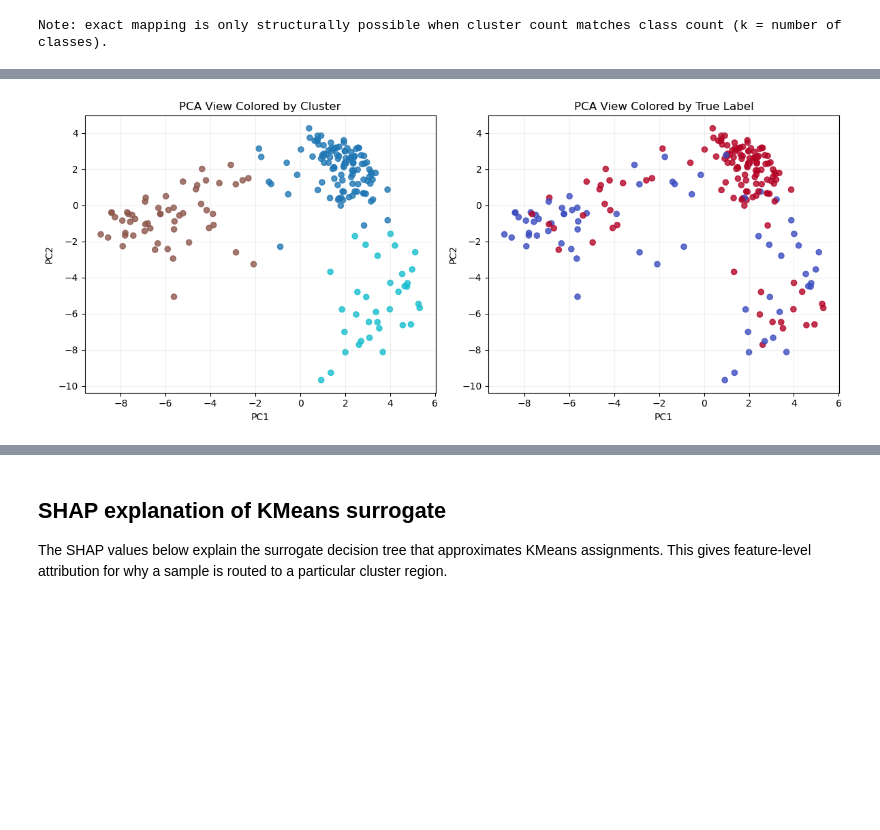
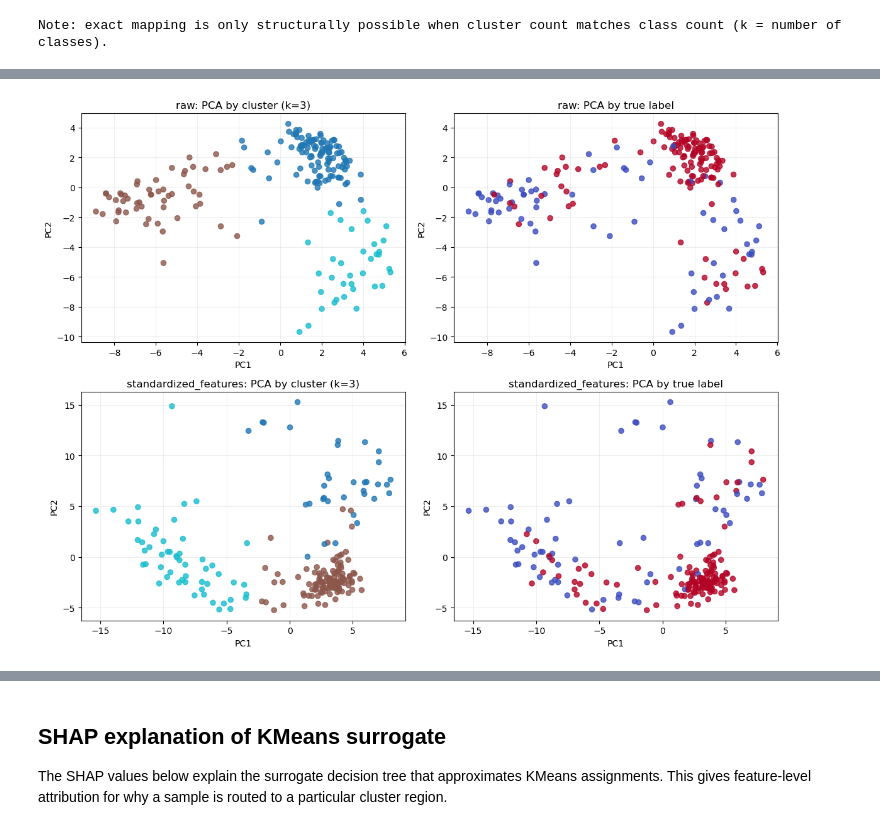
Before and after one commit to anpeata/xai-spatio-temporal, a Jupyter notebook: scripts/notebooks/kmeans_ecg200.ipynb, the cells around one changed output, grey strips where cells are left out. Saved outputs shown, nothing was run; the diff lists cells and outputs as text; code cells hidden in the pictures; blank space fills up the shorter version.

Commit message:
refactor (notebooks): run both-view explainability

```diff
--- a/scripts/notebooks/kmeans_ecg200.ipynb
+++ b/scripts/notebooks/kmeans_ecg200.ipynb
@@ -166,13 +166,15 @@ selection_df['rank_sum'] = (
     - 0.5 * selection_df['elbow_match']
     )
 
-selection_df = selection_df.sort_values(['rank_sum', 'silhouette'], ascending=[True, False]).reset_index(drop=True)
-display(selection_df[['view', 'k', 'silhouette', 'calinski_harabasz', 'davies_bouldin', 'stability_ari', 'elbow_k', 'rank_sum']].head(10))
+selection_df = selection_df.sort_values(['view', 'rank_sum', 'silhouette'], ascending=[True, True, False]).reset_index(drop=True)
+display(selection_df[['view', 'k', 'silhouette', 'calinski_harabasz', 'davies_bouldin', 'stability_ari', 'elbow_k', 'rank_sum']])
 
-best_view = str(selection_df.loc[0, 'view'])
-best_k = int(selection_df.loc[0, 'k'])
-print(f'Selected preprocessing: {best_view}')
-print(f'Selected k: {best_k}')
+best_k_by_view = {}
+for view_name in views:
+    top_row = selection_df[selection_df['view'] == view_name].iloc[0]
+    best_k_by_view[view_name] = int(top_row['k'])
+
+print('Best k by view:', best_k_by_view)
 # %% [output]
 Per-series mean (avg +/- std): 0.0 +/- 0.0
 Per-series std  (avg +/- std): 0.9948 +/- 0.0
@@ -193,5 +198,5 @@ Selected k: 3
 # %%
-# Label-alignment benchmark: how close can KMeans get to true labels?
+# Label-alignment benchmark: compare both views at k=2 and each view-specific best k
 def majority_label_mapping(y_ref, clusters):
     mapping = {}
     for c in np.unique(clusters):
@@ -202,10 +207,10 @@ def mapped_predictions(clusters, mapping):
     return np.array([mapping[c] for c in clusters])
 
 benchmark_rows = []
-benchmark_k_values = sorted(set([2, best_k]))
 
 for view_name, X_view in views.items():
-    for k_eval in benchmark_k_values:
+    k_candidates = sorted(set([2, best_k_by_view[view_name]]))
+    for k_eval in k_candidates:
         km_eval = KMeans(n_clusters=k_eval, random_state=42, n_init=50)
         cl_eval = km_eval.fit_predict(X_view)
         map_eval = majority_label_mapping(y_true, cl_eval)
@@ -298,24 +339,27 @@ Note: final k differs from class count, so perfect one-to-one label recovery is
 # %%
-# 2D projection for visual inspection
-pca = PCA(n_components=2, random_state=42)
-X_2d = pca.fit_transform(X_used)
+# 2D projection for visual inspection (both views with own best k)
+fig, axes = plt.subplots(2, 2, figsize=(12, 9))
 
-fig, axes = plt.subplots(1, 2, figsize=(12, 5))
+for row_idx, view_name in enumerate(['raw', 'standardized_features']):
+    X_view = views[view_name]
+    clusters = labels_by_view[view_name]
+    pca = PCA(n_components=2, random_state=42)
+    X_2d = pca.fit_transform(X_view)
 
-axes[0].scatter(X_2d[:, 0], X_2d[:, 1], c=cluster_labels, s=35, cmap='tab10', alpha=0.8)
-axes[0].set_title('PCA View Colored by Cluster')
-axes[0].set_xlabel('PC1')
-axes[0].set_ylabel('PC2')
-axes[0].grid(alpha=0.2)
+    axes[row_idx, 0].scatter(X_2d[:, 0], X_2d[:, 1], c=clusters, s=35, cmap='tab10', alpha=0.8)
+    axes[row_idx, 0].set_title(f'{view_name}: PCA by cluster (k={best_k_by_view[view_name]})')
+    axes[row_idx, 0].set_xlabel('PC1')
+    axes[row_idx, 0].set_ylabel('PC2')
+    axes[row_idx, 0].grid(alpha=0.2)
 
-axes[1].scatter(X_2d[:, 0], X_2d[:, 1], c=y_true, s=35, cmap='coolwarm', alpha=0.8)
-axes[1].set_title('PCA View Colored by True Label')
-axes[1].set_xlabel('PC1')
-axes[1].set_ylabel('PC2')
-axes[1].grid(alpha=0.2)
+    axes[row_idx, 1].scatter(X_2d[:, 0], X_2d[:, 1], c=y_true, s=35, cmap='coolwarm', alpha=0.8)
+    axes[row_idx, 1].set_title(f'{view_name}: PCA by true label')
+    axes[row_idx, 1].set_xlabel('PC1')
+    axes[row_idx, 1].set_ylabel('PC2')
+    axes[row_idx, 1].grid(alpha=0.2)
 
 plt.tight_layout()
 plt.show()
 # %% [output]
-[figure, old version]
+[figure, new version]
 # %%
```
Also changed, not shown: parts of 5 cells of this notebook.
